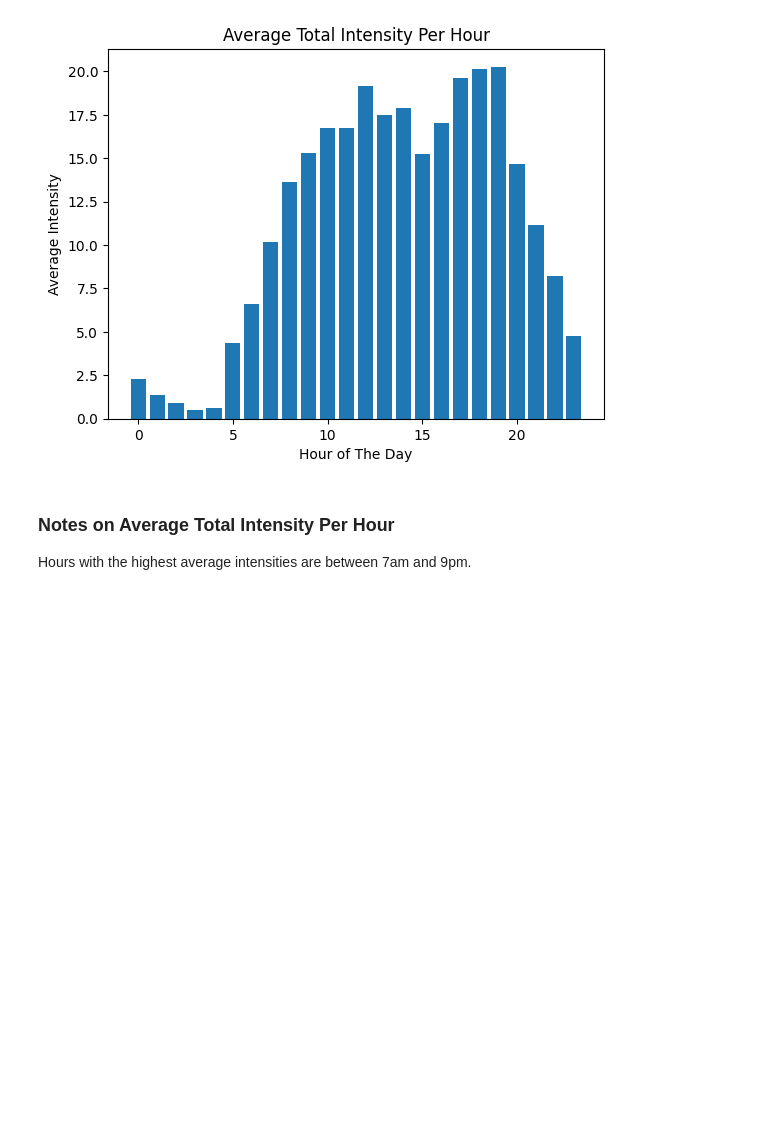
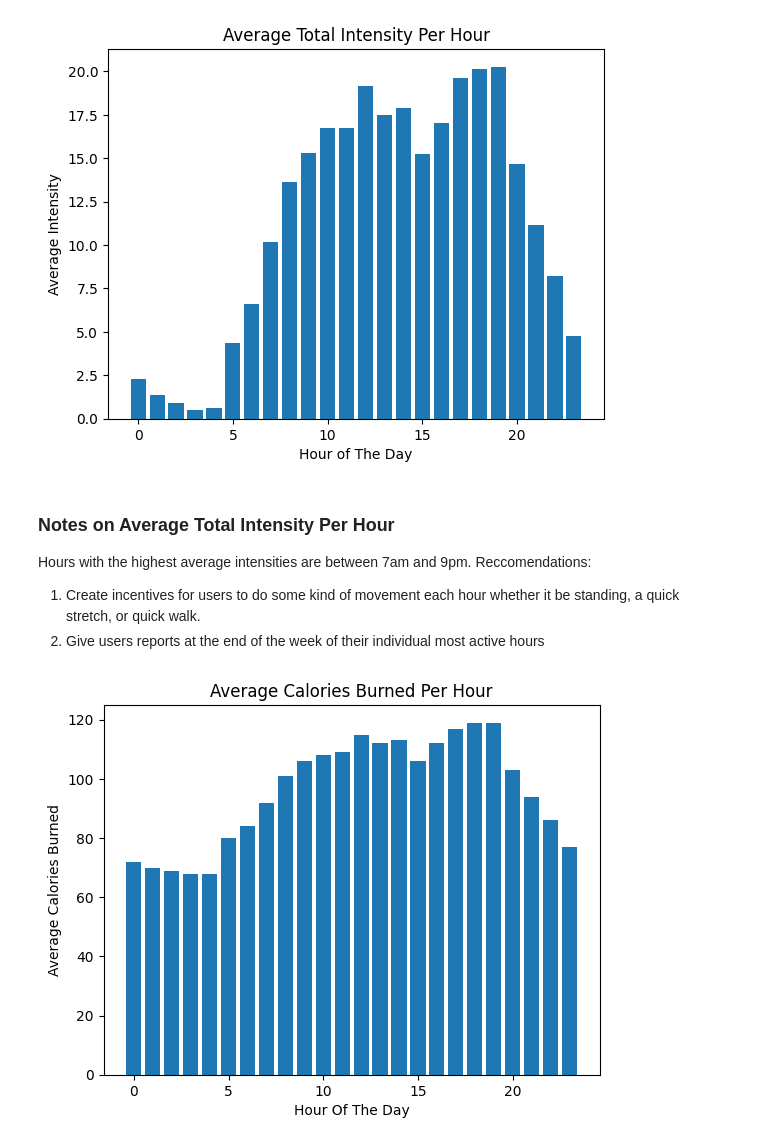
Before and after one commit to danijia/bellabeat-case-study, a Jupyter notebook: Jupyter Notebooks/bellabeat-case-study.ipynb, the cells around one changed output. Saved outputs shown, nothing was run; the diff lists cells and outputs as text; code cells hidden in the pictures; blank space fills up the shorter version.

```diff
--- a/Jupyter Notebooks/bellabeat-case-study.ipynb
+++ b/Jupyter Notebooks/bellabeat-case-study.ipynb
@@ -241,5 +398,8 @@ Lets switch to a different dataframe
 # display(hourly_calories.groupby('HourOfDay')[['Calories']].sum())
 # print(hourly_calories.groupby('HourOfDay')[['Calories']].sum().max()) # 6pm hour with highest total calories
 
-display(hourly_calories.groupby('HourOfDay')[['Calories']].mean().round())
-print(hourly_calories.groupby('HourOfDay')[['Calories']].mean().round().max()) # hour 18 and hour 19 (6 and 7pm) are tied for highest avg calories
+avg_calories_per_hour = hourly_calories.groupby('HourOfDay', as_index=False)[['Calories']].mean().round() # add_index=False prevents key error
+
+display(avg_calories_per_hour)
+
+print(avg_calories_per_hour.max()) # hour 18 and hour 19 (6 and 7pm) are tied for highest avg calories
@@ -390,3 +664,18 @@ plt.show()
 # %% [markdown]
 ### Notes on Average Total Intensity Per Hour
 Hours with the highest average intensities are between 7am and 9pm.
+Reccomendations:
+1. Create incentives for users to do some kind of movement each hour whether it be standing, a quick stretch, or quick walk.
+2. Give users reports at the end of the week of their individual most active hours
+# %%
+# Average total calories per hour
+x_calories = avg_calories_per_hour['HourOfDay']
+y_calories = avg_calories_per_hour['Calories']
+
+plt.bar(x_calories, y_calories)
+plt.xlabel('Hour Of The Day')
+plt.ylabel('Average Calories Burned')
+plt.title('Average Calories Burned Per Hour')
+plt.show()
+# %% [output]
+[figure, added]
```
Also changed, not shown: parts of 19 cells of this notebook.
